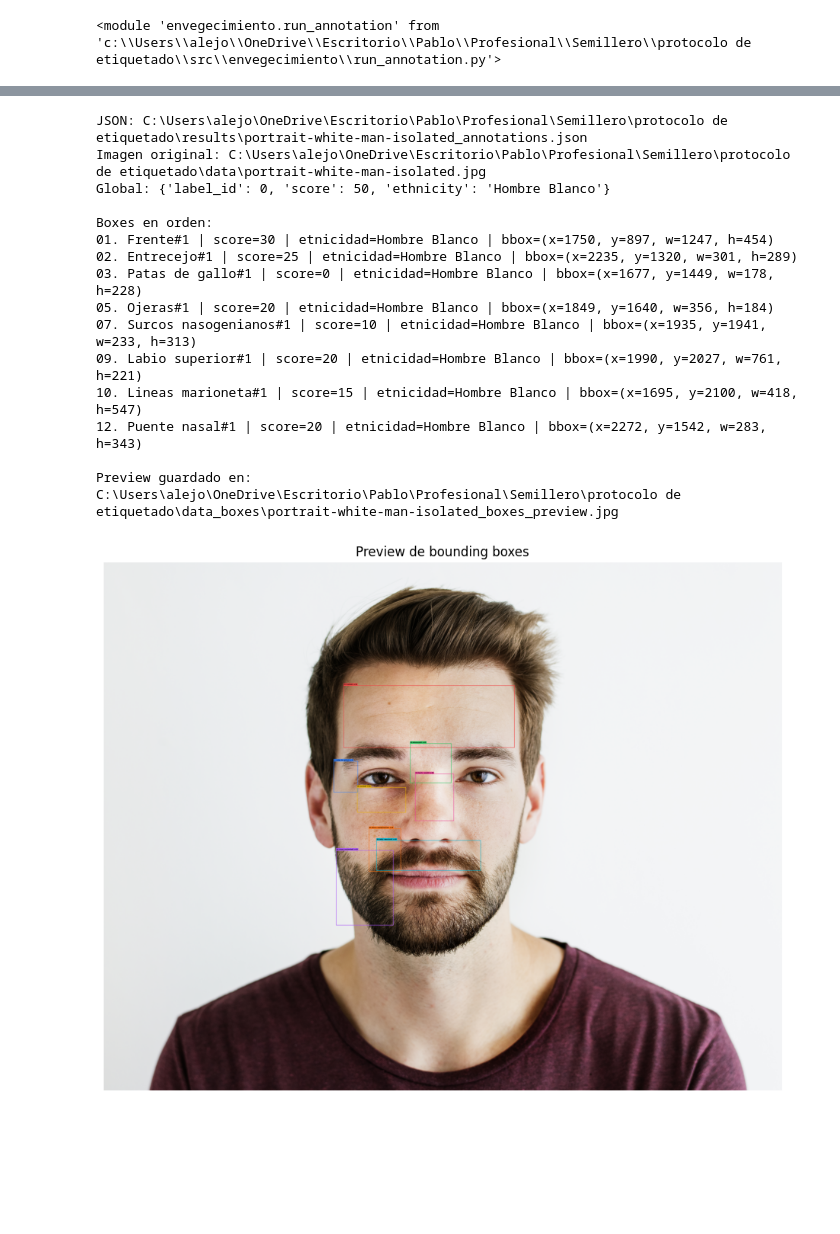
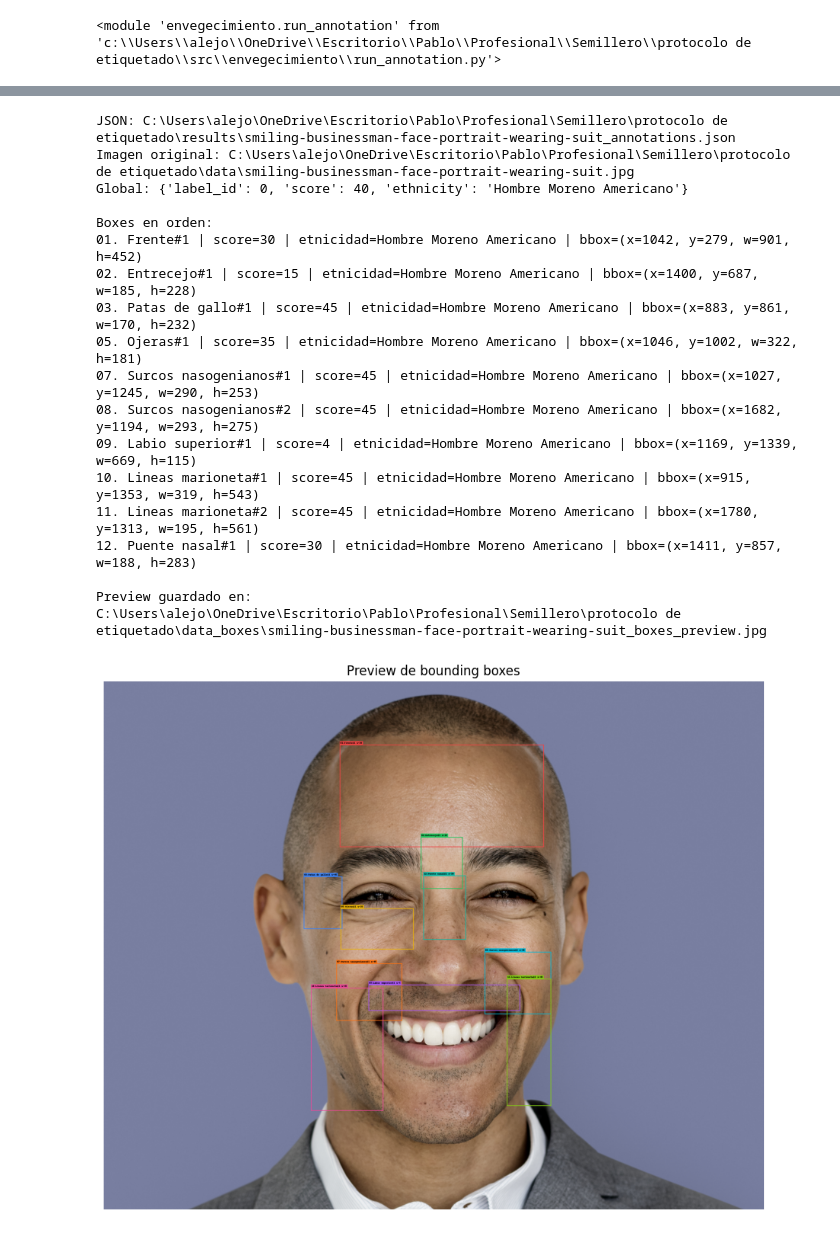
Before and after one commit to pablo-reyes8/labeling-protocol, a Jupyter notebook: annotate_jupyter.ipynb, the cells around one changed output, grey strips where cells are left out. Drawn from its saved outputs; the diff is of its cells as text; code cells hidden in the pictures; blank space fills up the shorter version.

```diff
--- a/annotate_jupyter.ipynb
+++ b/annotate_jupyter.ipynb
@@ -25,25 +46,27 @@ result
 # %%
 from envegecimiento.preview_boxes_from_json import show_boxes_from_json
 
 result_preview = show_boxes_from_json(
-    r'results\portrait-white-man-isolated_annotations.json',
+    r'results\smiling-businessman-face-portrait-wearing-suit_annotations.json',
     show=True,
 )
 result_preview
 # %% [output]
-JSON: C:\Users\alejo\OneDrive\Escritorio\Pablo\Profesional\Semillero\protocolo de etiquetado\results\portrait-white-man-isolated_annotations.json
-Imagen original: C:\Users\alejo\OneDrive\Escritorio\Pablo\Profesional\Semillero\protocolo de etiquetado\data\portrait-white-man-isolated.jpg
-Global: {'label_id': 0, 'score': 50, 'ethnicity': 'Hombre Blanco'}
+JSON: C:\Users\alejo\OneDrive\Escritorio\Pablo\Profesional\Semillero\protocolo de etiquetado\results\smiling-businessman-face-portrait-wearing-suit_annotations.json
+Imagen original: C:\Users\alejo\OneDrive\Escritorio\Pablo\Profesional\Semillero\protocolo de etiquetado\data\smiling-businessman-face-portrait-wearing-suit.jpg
+Global: {'label_id': 0, 'score': 40, 'ethnicity': 'Hombre Moreno Americano'}
 
 Boxes en orden:
-01. Frente#1 | score=30 | etnicidad=Hombre Blanco | bbox=(x=1750, y=897, w=1247, h=454)
-02. Entrecejo#1 | score=25 | etnicidad=Hombre Blanco | bbox=(x=2235, y=1320, w=301, h=289)
-03. Patas de gallo#1 | score=0 | etnicidad=Hombre Blanco | bbox=(x=1677, y=1449, w=178, h=228)
-05. Ojeras#1 | score=20 | etnicidad=Hombre Blanco | bbox=(x=1849, y=1640, w=356, h=184)
-07. Surcos nasogenianos#1 | score=10 | etnicidad=Hombre Blanco | bbox=(x=1935, y=1941, w=233, h=313)
-09. Labio superior#1 | score=20 | etnicidad=Hombre Blanco | bbox=(x=1990, y=2027, w=761, h=221)
-10. Lineas marioneta#1 | score=15 | etnicidad=Hombre Blanco | bbox=(x=1695, y=2100, w=418, h=547)
-12. Puente nasal#1 | score=20 | etnicidad=Hombre Blanco | bbox=(x=2272, y=1542, w=283, h=343)
+01. Frente#1 | score=30 | etnicidad=Hombre Moreno Americano | bbox=(x=1042, y=279, w=901, h=452)
+02. Entrecejo#1 | score=15 | etnicidad=Hombre Moreno Americano | bbox=(x=1400, y=687, w=185, h=228)
+03. Patas de gallo#1 | score=45 | etnicidad=Hombre Moreno Americano | bbox=(x=883, y=861, w=170, h=232)
+05. Ojeras#1 | score=35 | etnicidad=Hombre Moreno Americano | bbox=(x=1046, y=1002, w=322, h=181)
+07. Surcos nasogenianos#1 | score=45 | etnicidad=Hombre Moreno Americano | bbox=(x=1027, y=1245, w=290, h=253)
+08. Surcos nasogenianos#2 | score=45 | etnicidad=Hombre Moreno Americano | bbox=(x=1682, y=1194, w=293, h=275)
+09. Labio superior#1 | score=4 | etnicidad=Hombre Moreno Americano | bbox=(x=1169, y=1339, w=669, h=115)
+10. Lineas marioneta#1 | score=45 | etnicidad=Hombre Moreno Americano | bbox=(x=915, y=1353, w=319, h=543)
+11. Lineas marioneta#2 | score=45 | etnicidad=Hombre Moreno Americano | bbox=(x=1780, y=1313, w=195, h=561)
+12. Puente nasal#1 | score=30 | etnicidad=Hombre Moreno Americano | bbox=(x=1411, y=857, w=188, h=283)
 
-Preview guardado en: C:\Users\alejo\OneDrive\Escritorio\Pablo\Profesional\Semillero\protocolo de etiquetado\data_boxes\portrait-white-man-isolated_boxes_preview.jpg
+Preview guardado en: C:\Users\alejo\OneDrive\Escritorio\Pablo\Profesional\Semillero\protocolo de etiquetado\data_boxes\smiling-businessman-face-portrait-wearing-suit_boxes_preview.jpg
-[figure, old version]
+[figure, new version]
```
Also changed, not shown: parts of 2 cells of this notebook, 6 other files.
